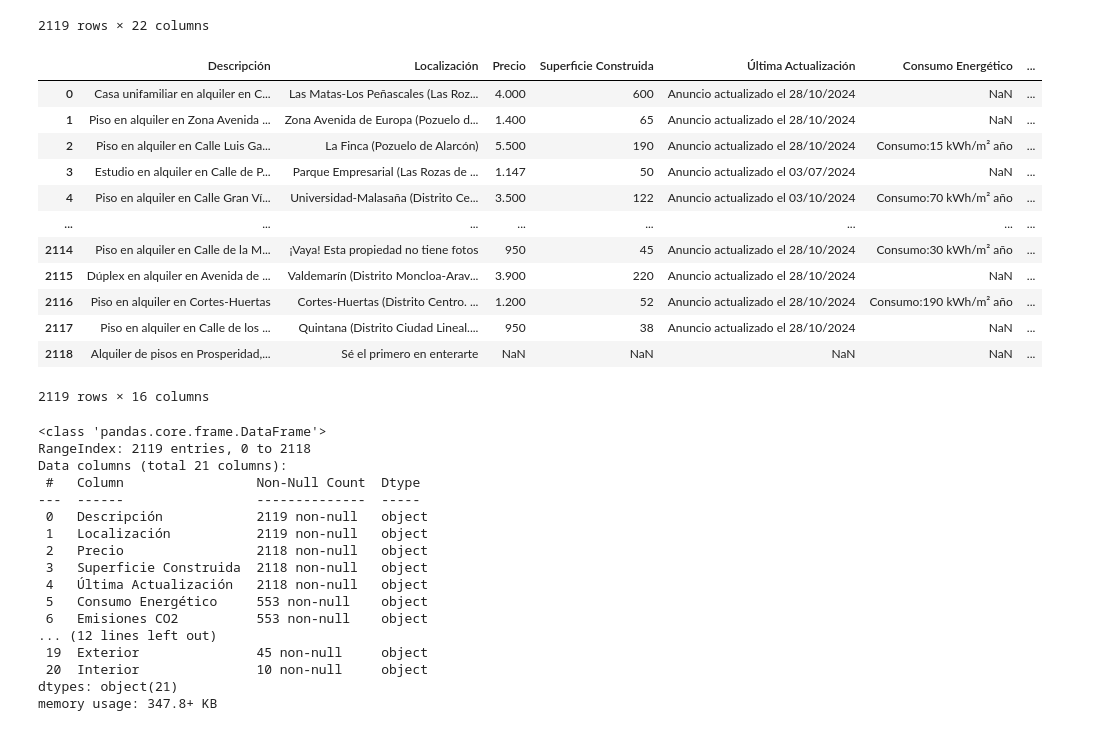
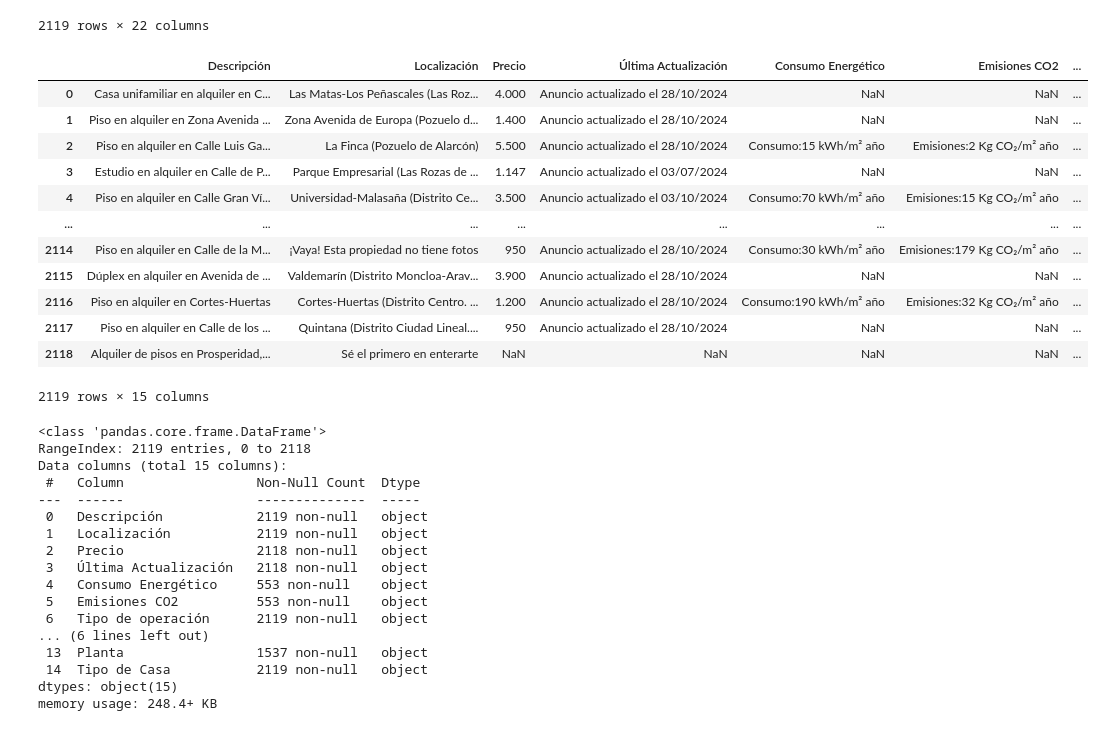
Before and after one commit to GuillePT95/proyecto-FB, a Jupyter notebook: limpieza_alquiler.ipynb, the cells around one changed output. Saved outputs shown, nothing was run; the diff lists cells and outputs as text; code cells hidden in the pictures.

```diff
--- a/limpieza_alquiler.ipynb
+++ b/limpieza_alquiler.ipynb
@@ -198,38 +198,40 @@ df_limpio
 | 2118 | Alquiler de pisos en Prosperidad,... | Sé el primero en enterarte | NaN | NaN | NaN | NaN | ... |
 2119 rows × 22 columns
 # %%
-df_limpio.drop(columns=["Tipo de casa","Referencia","Gastos de comunidad","Superficie solar","Interior","Exterior"])
+df_limpio = df_limpio.drop(columns=["Superficie Construida","Tipo de casa","Referencia","Gastos de comunidad","Superficie solar","Interior","Exterior"])
-# %% [output]
-|  | Descripción | Localización | Precio | Superficie Construida | Última Actualización | Consumo Energético | ... |
-| 0 | Casa unifamiliar en alquiler en C... | Las Matas-Los Peñascales (Las Roz... | 4.000 | 600 | Anuncio actualizado el 28/10/2024 | NaN | ... |
-| 1 | Piso en alquiler en Zona Avenida ... | Zona Avenida de Europa (Pozuelo d... | 1.400 | 65 | Anuncio actualizado el 28/10/2024 | NaN | ... |
-| 2 | Piso en alquiler en Calle Luis Ga... | La Finca (Pozuelo de Alarcón) | 5.500 | 190 | Anuncio actualizado el 28/10/2024 | Consumo:15 kWh/m² año | ... |
-| 3 | Estudio en alquiler en Calle de P... | Parque Empresarial (Las Rozas de ... | 1.147 | 50 | Anuncio actualizado el 03/07/2024 | NaN | ... |
-| 4 | Piso en alquiler en Calle Gran Ví... | Universidad-Malasaña (Distrito Ce... | 3.500 | 122 | Anuncio actualizado el 03/10/2024 | Consumo:70 kWh/m² año | ... |
-| ... | ... | ... | ... | ... | ... | ... | ... |
-| 2114 | Piso en alquiler en Calle de la M... | ¡Vaya! Esta propiedad no tiene fotos | 950 | 45 | Anuncio actualizado el 28/10/2024 | Consumo:30 kWh/m² año | ... |
-| 2115 | Dúplex en alquiler en Avenida de ... | Valdemarín (Distrito Moncloa-Arav... | 3.900 | 220 | Anuncio actualizado el 28/10/2024 | NaN | ... |
-| 2116 | Piso en alquiler en Cortes-Huertas | Cortes-Huertas (Distrito Centro. ... | 1.200 | 52 | Anuncio actualizado el 28/10/2024 | Consumo:190 kWh/m² año | ... |
-| 2117 | Piso en alquiler en Calle de los ... | Quintana (Distrito Ciudad Lineal.... | 950 | 38 | Anuncio actualizado el 28/10/2024 | NaN | ... |
-| 2118 | Alquiler de pisos en Prosperidad,... | Sé el primero en enterarte | NaN | NaN | NaN | NaN | ... |
-2119 rows × 16 columns
+# %%
+df_limpio
+# %% [output]
+|  | Descripción | Localización | Precio | Última Actualización | Consumo Energético | Emisiones CO2 | ... |
+| 0 | Casa unifamiliar en alquiler en C... | Las Matas-Los Peñascales (Las Roz... | 4.000 | Anuncio actualizado el 28/10/2024 | NaN | NaN | ... |
+| 1 | Piso en alquiler en Zona Avenida ... | Zona Avenida de Europa (Pozuelo d... | 1.400 | Anuncio actualizado el 28/10/2024 | NaN | NaN | ... |
+| 2 | Piso en alquiler en Calle Luis Ga... | La Finca (Pozuelo de Alarcón) | 5.500 | Anuncio actualizado el 28/10/2024 | Consumo:15 kWh/m² año | Emisiones:2 Kg CO₂/m² año | ... |
+| 3 | Estudio en alquiler en Calle de P... | Parque Empresarial (Las Rozas de ... | 1.147 | Anuncio actualizado el 03/07/2024 | NaN | NaN | ... |
+| 4 | Piso en alquiler en Calle Gran Ví... | Universidad-Malasaña (Distrito Ce... | 3.500 | Anuncio actualizado el 03/10/2024 | Consumo:70 kWh/m² año | Emisiones:15 Kg CO₂/m² año | ... |
+| ... | ... | ... | ... | ... | ... | ... | ... |
+| 2114 | Piso en alquiler en Calle de la M... | ¡Vaya! Esta propiedad no tiene fotos | 950 | Anuncio actualizado el 28/10/2024 | Consumo:30 kWh/m² año | Emisiones:179 Kg CO₂/m² año | ... |
+| 2115 | Dúplex en alquiler en Avenida de ... | Valdemarín (Distrito Moncloa-Arav... | 3.900 | Anuncio actualizado el 28/10/2024 | NaN | NaN | ... |
+| 2116 | Piso en alquiler en Cortes-Huertas | Cortes-Huertas (Distrito Centro. ... | 1.200 | Anuncio actualizado el 28/10/2024 | Consumo:190 kWh/m² año | Emisiones:32 Kg CO₂/m² año | ... |
+| 2117 | Piso en alquiler en Calle de los ... | Quintana (Distrito Ciudad Lineal.... | 950 | Anuncio actualizado el 28/10/2024 | NaN | NaN | ... |
+| 2118 | Alquiler de pisos en Prosperidad,... | Sé el primero en enterarte | NaN | NaN | NaN | NaN | ... |
+2119 rows × 15 columns
 # %%
 df_limpio.info()
 # %% [output]
 <class 'pandas.core.frame.DataFrame'>
 RangeIndex: 2119 entries, 0 to 2118
-Data columns (total 21 columns):
+Data columns (total 15 columns):
  #   Column                 Non-Null Count  Dtype
 ---  ------                 --------------  -----
  0   Descripción            2119 non-null   object
  1   Localización           2119 non-null   object
  2   Precio                 2118 non-null   object
- 3   Superficie Construida  2118 non-null   object
- 4   Última Actualización   2118 non-null   object
- 5   Consumo Energético     553 non-null    object
- 6   Emisiones CO2          553 non-null    object
-... (12 lines left out)
- 19  Exterior               45 non-null     object
- 20  Interior               10 non-null     object
-dtypes: object(21)
-memory usage: 347.8+ KB
+ 3   Última Actualización   2118 non-null   object
+ 4   Consumo Energético     553 non-null    object
+ 5   Emisiones CO2          553 non-null    object
+ 6   Tipo de operación      2119 non-null   object
+... (6 lines left out)
+ 13  Planta                 1537 non-null   object
+ 14  Tipo de Casa           2119 non-null   object
+dtypes: object(15)
+memory usage: 248.4+ KB
```
Also changed, not shown: parts of 53 cells of this notebook.
